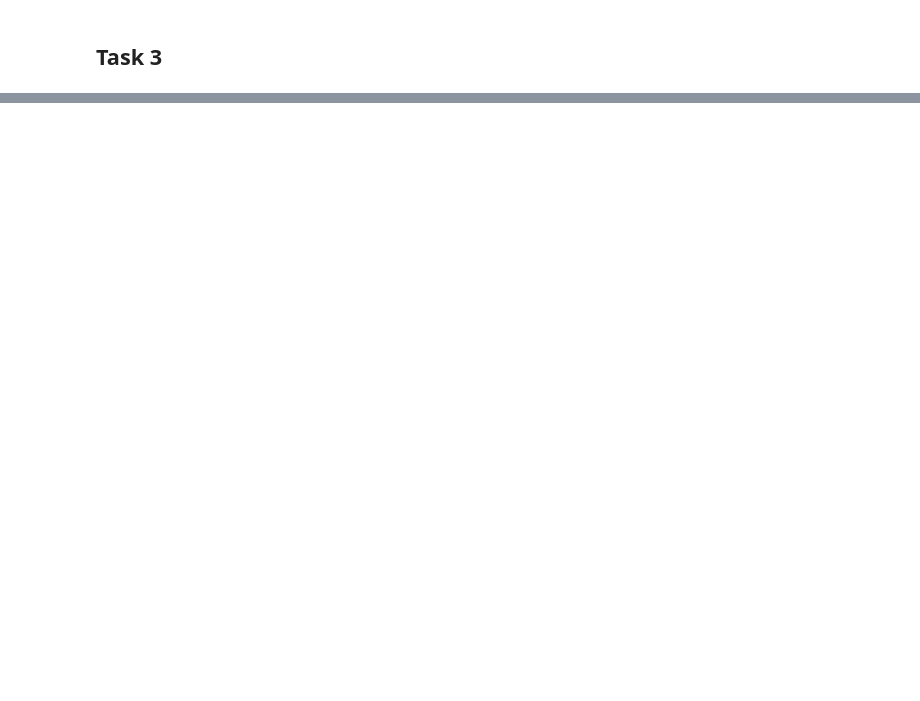
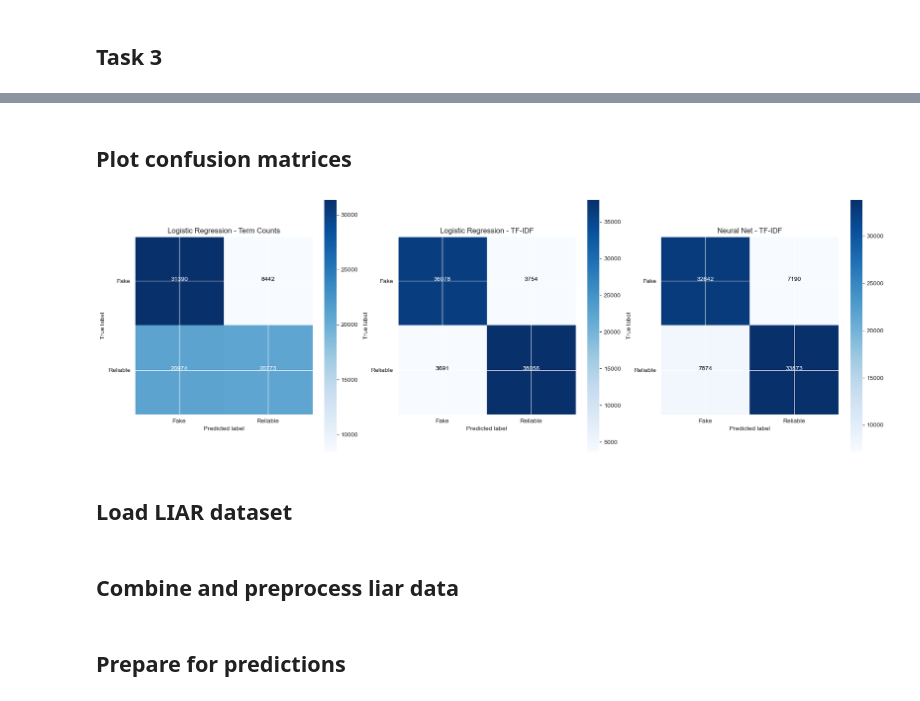
Before and after one commit to YannickBrot/Group-Fake-News-Project, a Jupyter notebook: ml.ipynb, the cells around one changed output, grey strips where cells are left out. Saved outputs shown, nothing was run; the diff lists cells and outputs as text; code cells hidden in the pictures; blank space fills up the shorter version.

```diff
--- a/ml.ipynb
+++ b/ml.ipynb
@@ -628,0 +1069,15 @@ ValueError: X has 212408 features, but MultinomialNB is expecting 741825 feature
+# %%
+X_test_term_counts = np.vectorize(count_term_occurrences)(X_test)
+
+print('loading vectorizers')
+tfidf_unigram_vectorizer = load('vectorizer_1_1.joblib')
+tfidf_bigram_vectorizer = load('vectorizer_2_2.joblib')
+print('transforming unigrams')
+X_test_tfidf_unigram = tfidf_unigram_vectorizer.transform(X_test)
+print('transforming bigrams')
+X_test_tfidf_bigram = tfidf_bigram_vectorizer.transform(X_test)
+print('combining test data vectors')
+X_test_tfidf_combined = hstack([X_test_tfidf_unigram, X_test_tfidf_bigram])
+
+print('truncating unigrams')
+X_test_tfidf_unigram_reduced = svd.transform(X_test_tfidf_unigram)
@@ -628,0 +1141,46 @@ ValueError: X has 212408 features, but MultinomialNB is expecting 741825 feature
+# %% [markdown]
+## Plot confusion matrices
+# %%
+import matplotlib.pyplot as plt
+import numpy as np
+import itertools
+
+def plot_confusion_matrix(cm, classes=['Fake', 'Reliable'],
+                          title='Confusion matrix', cmap=plt.cm.Blues):
+    """
+    This function prints and plots the confusion matrix.
+    """
+    plt.imshow(cm, interpolation='nearest', cmap=cmap)
+    plt.title(title)
+    plt.colorbar()
+    tick_marks = np.arange(len(classes))
+    plt.xticks(tick_marks, classes)
+    plt.yticks(tick_marks, classes)
+
+    thresh = cm.max() / 2.
+    for i, j in itertools.product(range(cm.shape[0]), range(cm.shape[1])):
+        plt.text(j, i, format(cm[i, j], 'd'),
+                 horizontalalignment="center",
+                 color="white" if cm[i, j] > thresh else "black")
+
+    plt.tight_layout()
+    plt.ylabel('True label')
+    plt.xlabel('Predicted label')
+
+# Plotting
+plt.figure(figsize=(18, 6))
+
+plt.subplot(1, 3, 1)
+plot_confusion_matrix(lr_term_counts_y_test_pred_cm, title='Logistic Regression - Term Counts')
+
+plt.subplot(1, 3, 2)
+plot_confusion_matrix(lr_tfidf_y_test_pred_cm, title='Logistic Regression - TF-IDF')
+
+plt.subplot(1, 3, 3)
+plot_confusion_matrix(nn_y_test_pred_cm, title='Neural Net - TF-IDF')
+
+plt.show()
+# %% [output]
+[figure, added]
+# %% [markdown]
+## Load LIAR dataset
@@ -628,0 +1208,2 @@ ValueError: X has 212408 features, but MultinomialNB is expecting 741825 feature
+# %% [markdown]
+## Combine and preprocess liar data
@@ -628,0 +1231,2 @@ ValueError: X has 212408 features, but MultinomialNB is expecting 741825 feature
+# %% [markdown]
+## Prepare for predictions
```
Also changed, not shown: parts of 109 cells of this notebook, 1 other file.
